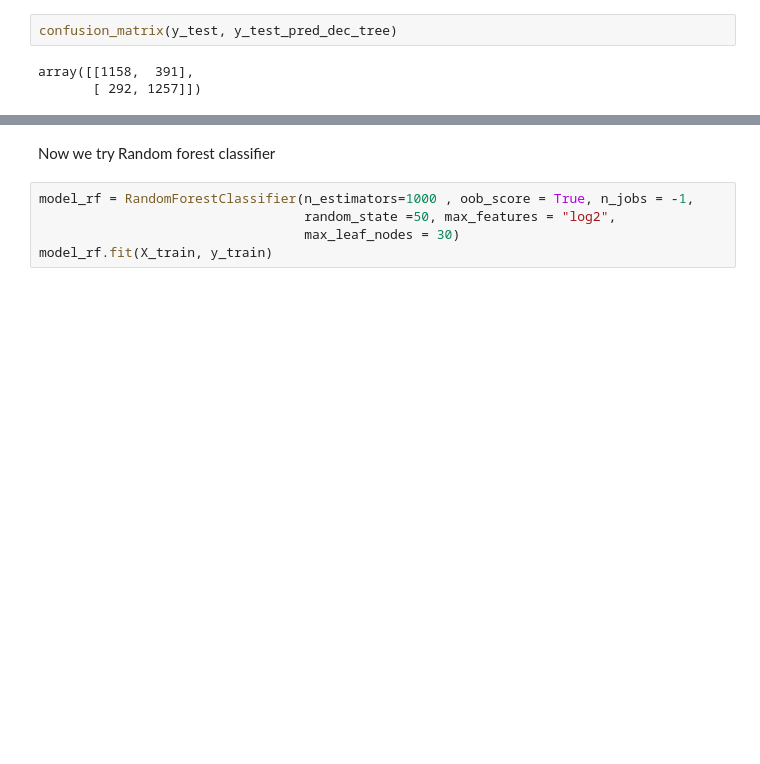
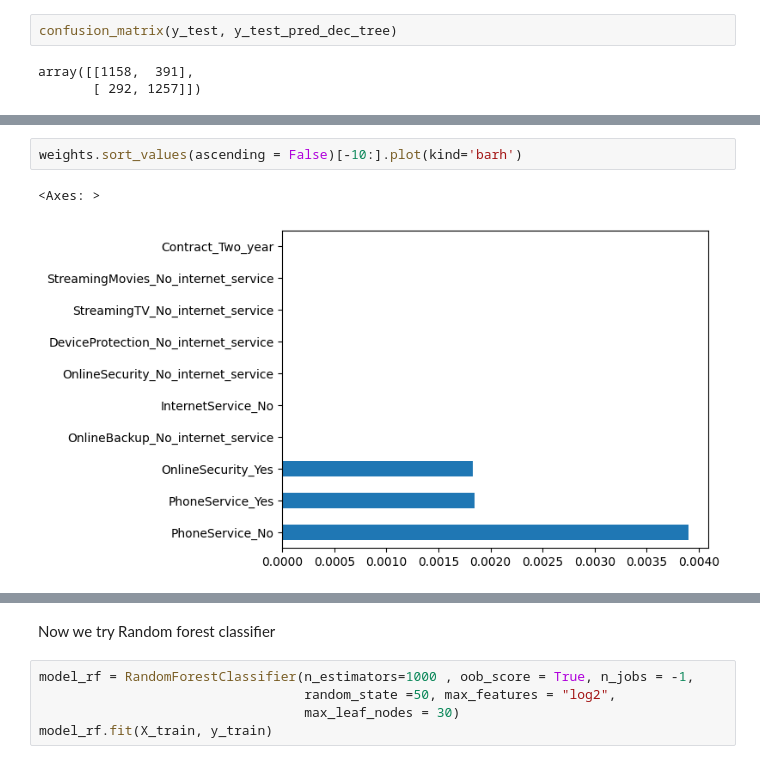
Before and after one commit to shanky474/pfizer_case_study_customer_churn, a Jupyter notebook: ML_Modelling.ipynb, the cells around one changed output, grey strips where cells are left out. Saved outputs shown, nothing was run; the diff lists cells and outputs as text; blank space fills up the shorter version.

```diff
--- a/ML_Modelling.ipynb
+++ b/ML_Modelling.ipynb
@@ -188,0 +192,5 @@ f1_score(y_test, y_test_pred_dec_tree)
+# %%
+weights.sort_values(ascending = False)[-10:].plot(kind='barh')
+# %% [output]
+<Axes: >
+[figure, added]
```
Also changed, not shown: parts of 56 cells of this notebook.
